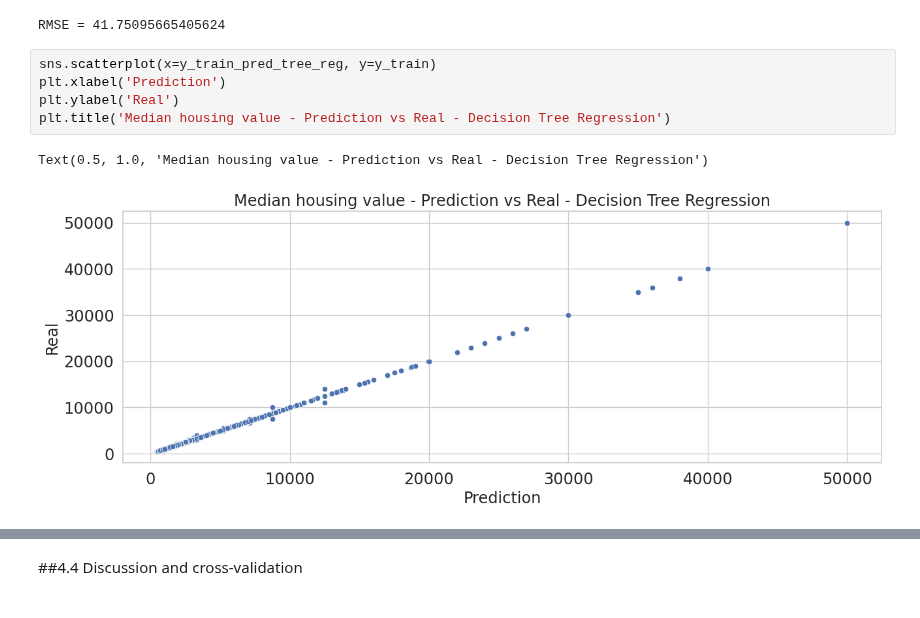
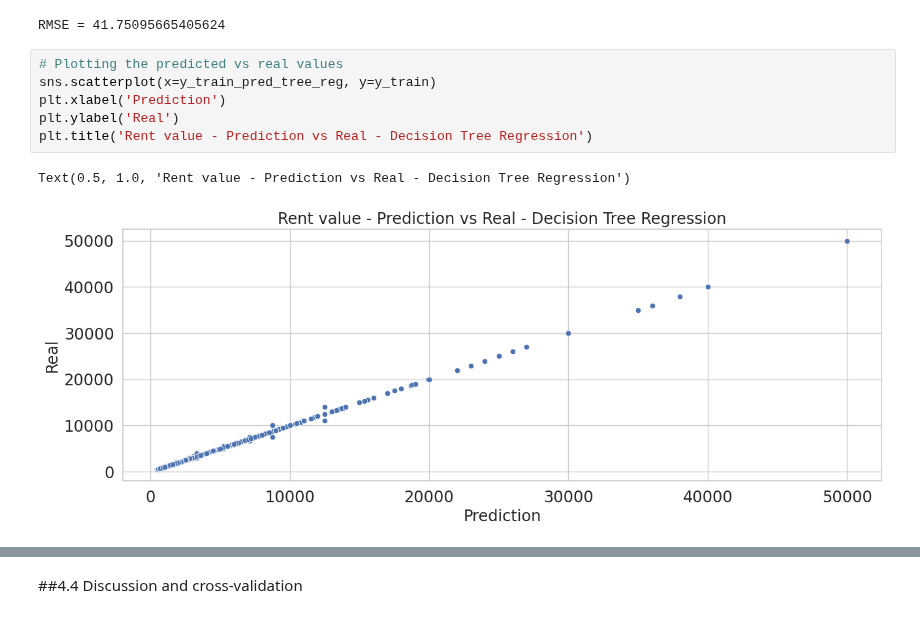
Before and after one commit to HWatanuki/Trabalho_D2APR, a Jupyter notebook: saopaulo-housing.ipynb, the cells around one changed output, grey strips where cells are left out. Saved outputs shown, nothing was run; the diff lists cells and outputs as text.

```diff
--- a/saopaulo-housing.ipynb
+++ b/saopaulo-housing.ipynb
@@ -876,11 +901,12 @@ print(f'RMSE = {tree_reg_rmse}')
 # %% [output]
 RMSE = 41.75095665405624
 # %%
+# Plotting the predicted vs real values
 sns.scatterplot(x=y_train_pred_tree_reg, y=y_train)
 plt.xlabel('Prediction')
 plt.ylabel('Real')
-plt.title('Median housing value - Prediction vs Real - Decision Tree Regression')
+plt.title('Rent value - Prediction vs Real - Decision Tree Regression')
 # %% [output]
-Text(0.5, 1.0, 'Median housing value - Prediction vs Real - Decision Tree Regression')
+Text(0.5, 1.0, 'Rent value - Prediction vs Real - Decision Tree Regression')
-[figure, old version]
+[figure, new version]
 # %%
```
Also changed, not shown: parts of 50 cells of this notebook.
